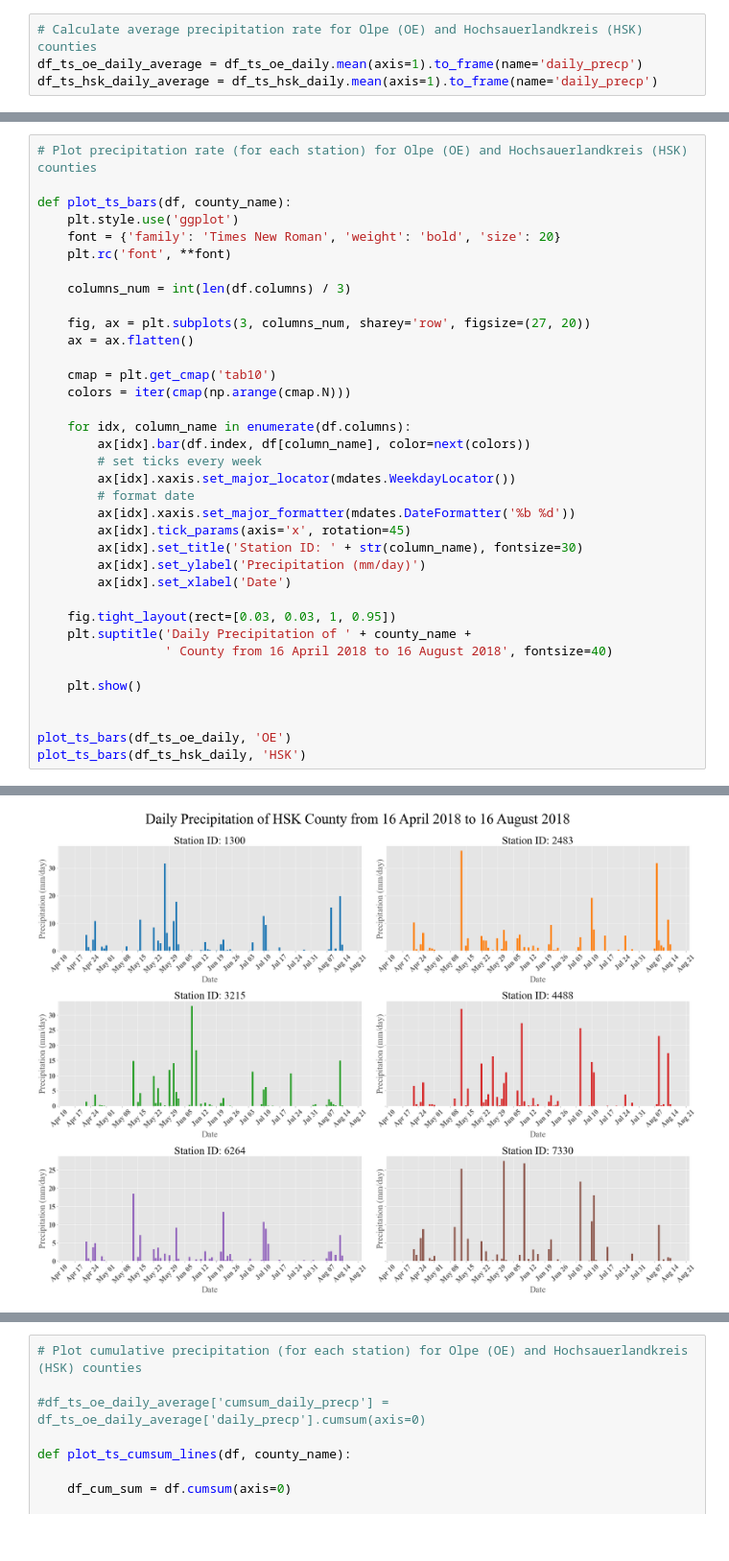
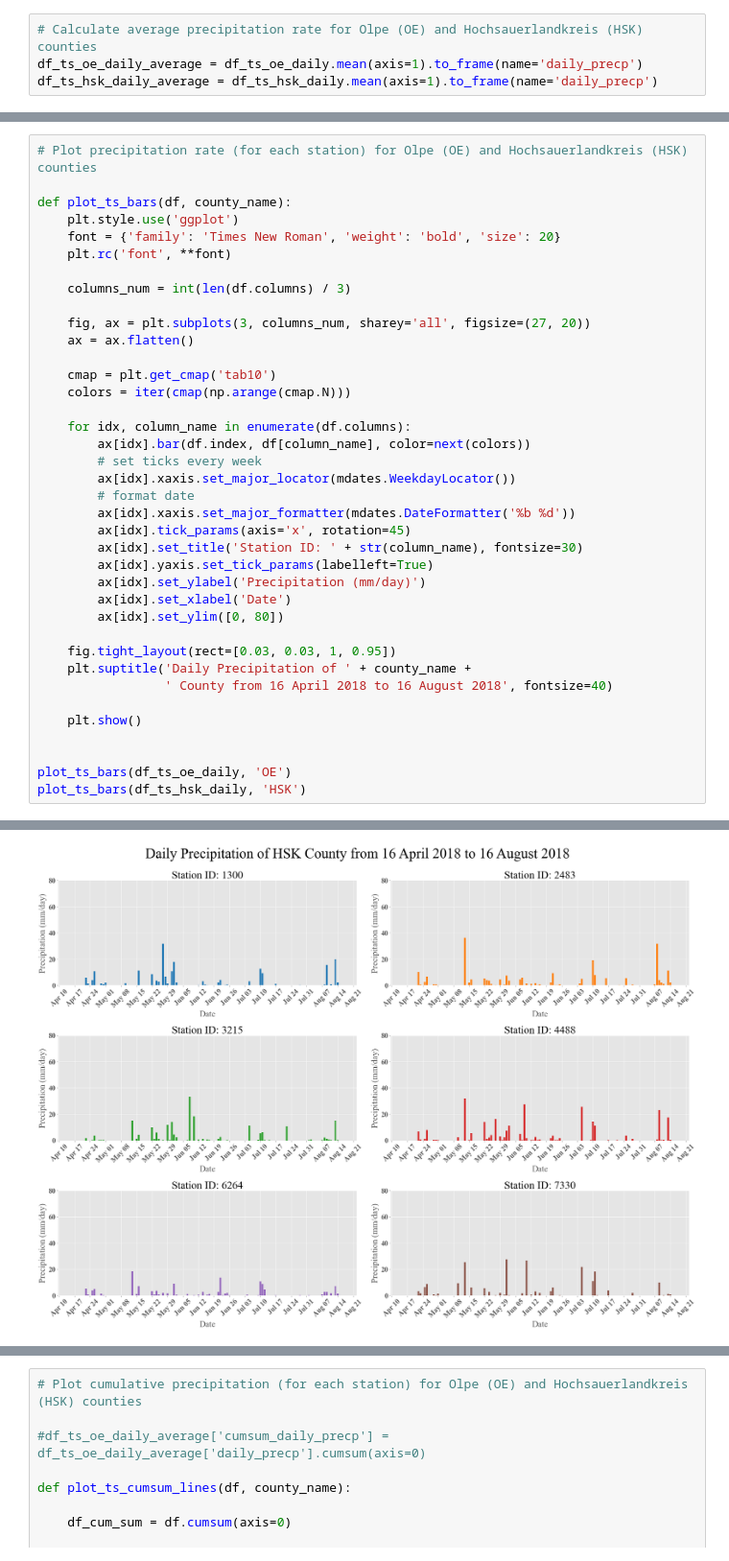
Before and after one commit to AshikMahmud/GeoInformatics_WS2021, a Jupyter notebook: Exercise 4/Task4.ipynb, the cells around one changed output, grey strips where cells are left out. Shown at 96% size. Saved outputs shown, nothing was run; the diff lists cells and outputs as text.

```diff
--- a/Exercise 4/Task4.ipynb
+++ b/Exercise 4/Task4.ipynb
@@ -393,7 +395,7 @@ def plot_ts_bars(df, county_name):
 
     columns_num = int(len(df.columns) / 3)
 
-    fig, ax = plt.subplots(3, columns_num, sharey='row', figsize=(27, 20))
+    fig, ax = plt.subplots(3, columns_num, sharey='all', figsize=(27, 20))
     ax = ax.flatten()
 
     cmap = plt.get_cmap('tab10')
@@ -407,8 +409,10 @@ def plot_ts_bars(df, county_name):
         ax[idx].xaxis.set_major_formatter(mdates.DateFormatter('%b %d'))
         ax[idx].tick_params(axis='x', rotation=45)
         ax[idx].set_title('Station ID: ' + str(column_name), fontsize=30)
+        ax[idx].yaxis.set_tick_params(labelleft=True)
         ax[idx].set_ylabel('Precipitation (mm/day)')
         ax[idx].set_xlabel('Date')
+        ax[idx].set_ylim([0, 80])
 
     fig.tight_layout(rect=[0.03, 0.03, 1, 0.95])
     plt.suptitle('Daily Precipitation of ' + county_name +
@@ -424 +428 @@ plot_ts_bars(df_ts_hsk_daily, 'HSK')
-[figure, old version]
+[figure, new version]
```
Also changed, not shown: parts of 4 cells of this notebook, 1 other file.
